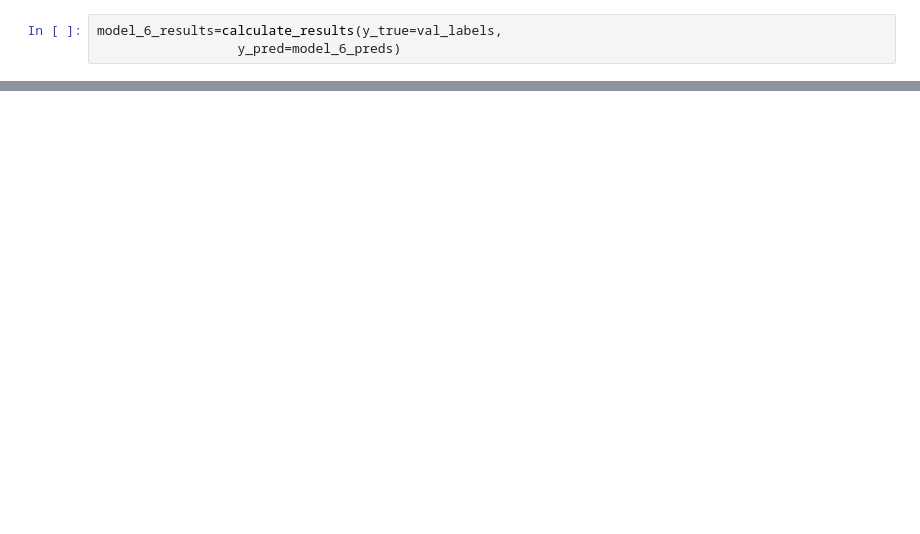
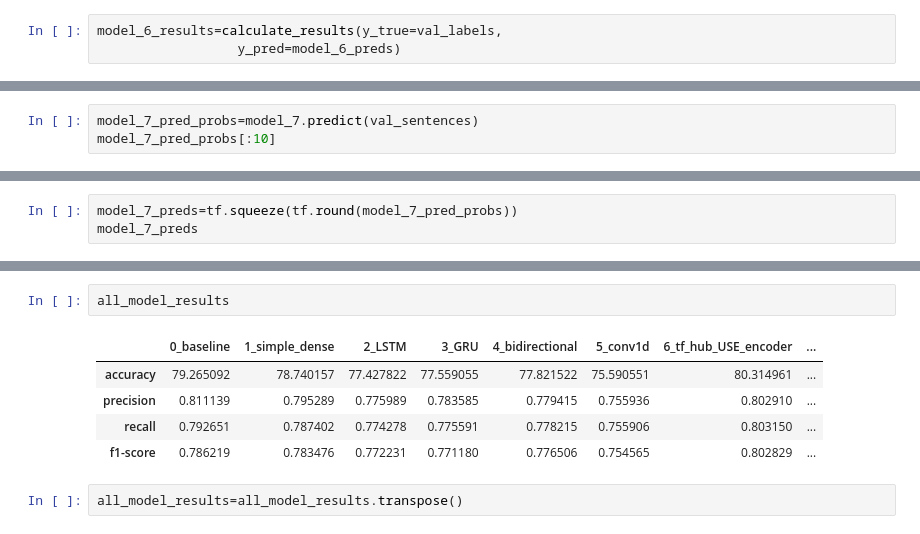
Before and after one commit to lakshitgosain/Tensorflow-ZTM, a Jupyter notebook: TF_ZTM_07_NLP.ipynb, the cells around one changed output, grey strips where cells are left out. Saved outputs shown, nothing was run; the diff lists cells and outputs as text; blank space fills up the shorter version.

```diff
--- a/TF_ZTM_07_NLP.ipynb
+++ b/TF_ZTM_07_NLP.ipynb
@@ -1213,0 +1605,3 @@ NameError: ignored
+# %%
+model_7_pred_probs=model_7.predict(val_sentences)
+model_7_pred_probs[:10]
@@ -1213,0 +1620,3 @@ NameError: ignored
+# %%
+model_7_preds=tf.squeeze(tf.round(model_7_pred_probs))
+model_7_preds
@@ -1213,0 +1654,10 @@ NameError: ignored
+# %%
+all_model_results
+# %% [output]
+|  | 0_baseline | 1_simple_dense | 2_LSTM | 3_GRU | 4_bidirectional | 5_conv1d | 6_tf_hub_USE_encoder | ... |
+| accuracy | 79.265092 | 78.740157 | 77.427822 | 77.559055 | 77.821522 | 75.590551 | 80.314961 | ... |
+| precision | 0.811139 | 0.795289 | 0.775989 | 0.783585 | 0.779415 | 0.755936 | 0.802910 | ... |
+| recall | 0.792651 | 0.787402 | 0.774278 | 0.775591 | 0.778215 | 0.755906 | 0.803150 | ... |
+| f1-score | 0.786219 | 0.783476 | 0.772231 | 0.771180 | 0.776506 | 0.754565 | 0.802829 | ... |
+# %%
+all_model_results=all_model_results.transpose()
```
Also changed, not shown: parts of 98 cells of this notebook.
